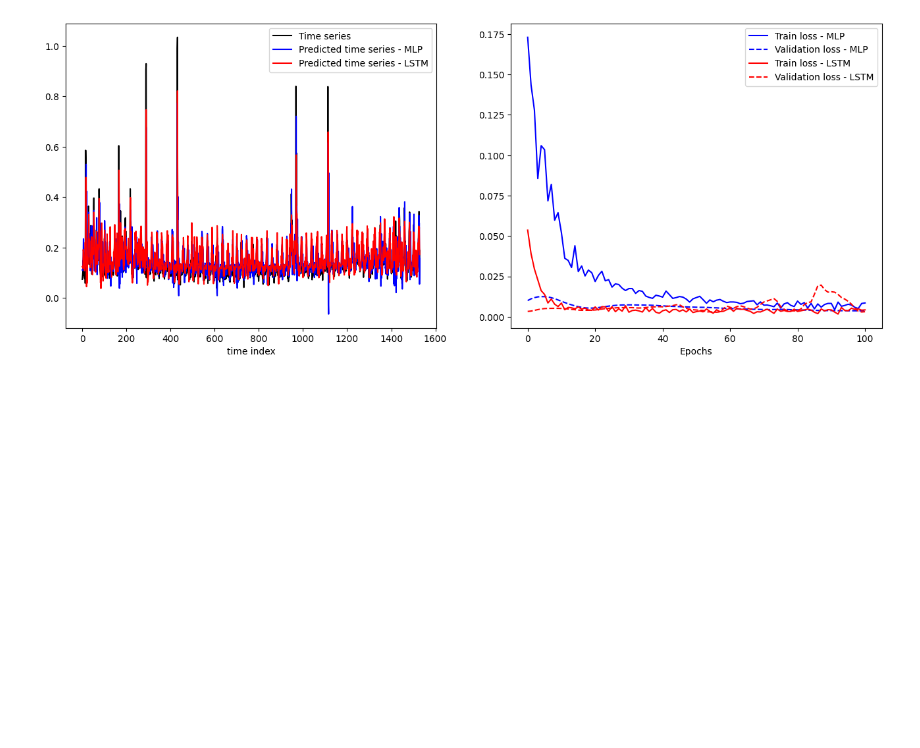
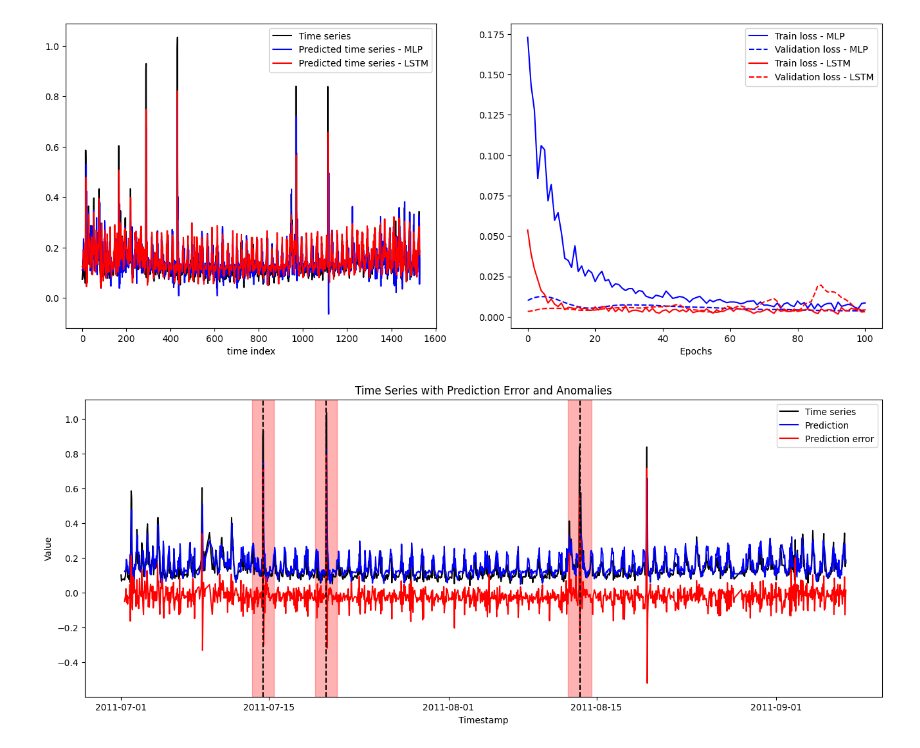
Before and after one commit to AlpSari/time_series_applications, a Jupyter notebook: anomaly_detection/by_forecasting.ipynb, the cells around one changed output. Saved outputs shown, nothing was run; the diff lists cells and outputs as text; code cells hidden in the pictures; blank space fills up the shorter version.

Commit message:
anomaly_detection: add matplotlib figures to render in github

```diff
--- a/anomaly_detection/by_forecasting.ipynb
+++ b/anomaly_detection/by_forecasting.ipynb
@@ -384,6 +384,30 @@ def plot_results_timeseries(fig:go.Figure, df, y_pred, pred_error, anomaly_times
 
     fig.update_layout(title='Time Series with Prediction Error and Anomalies', xaxis_title='Timestamp', yaxis_title='Value')
     return fig
+
+def plot_results_timeseries_matplotlib(ax, df, y_pred, pred_error, anomaly_times, anomaly_windows, n_lag):
+    # Add time series
+    ax.plot(df["timestamp"], df["value"], label='Time series', color='black')
+
+    # Add reconstruction
+    ax.plot(df["timestamp"][n_lag:], np.squeeze(y_pred.numpy()), label='Prediction', color='blue')
+
+    # Add prediction error
+    ax.plot(df["timestamp"][n_lag:], pred_error, label='Prediction error', color='red')
+
+    # Add anomaly windows
+    for window in anomaly_windows:
+        ax.axvspan(window[0], window[1], color='red', alpha=0.3)
+
+    # Add anomalies
+    for anomaly_time in anomaly_times:
+        ax.axvline(anomaly_time, color='black', linestyle='dashed')
+
+    ax.legend()
+    ax.set_title('Time Series with Prediction Error and Anomalies')
+    ax.set_xlabel('Timestamp')
+    ax.set_ylabel('Value')
+    return ax
 # %%
 fig1, axs = plt.subplots(1, 2, figsize=(16, 6))
 # Plot true time series once
@@ -397,7 +421,13 @@ array([<Axes: xlabel='time index'>, <Axes: xlabel='Epochs'>], dtype=object)
 # %%
 fig = go.Figure()
 fig = plot_results_timeseries(fig, df, y_pred_lstm, pred_error_lstm, anomaly_times, anomaly_windows, n_burn_in)
 fig.show()
+
+# Some browsers may not display the plotly figures, for those cases, showing the matplotlib figures
+fig, ax = plt.subplots(figsize=(16, 6))
+plot_results_timeseries_matplotlib(ax, df, y_pred_lstm, pred_error_lstm, anomaly_times, anomaly_windows, n_burn_in);
+# %% [output]
+[figure, added]
 # %%
 fig = go.Figure()
 fig = plot_results_timeseries(fig, df, y_pred_net, pred_error_net, anomaly_times, anomaly_windows, n_burn_in)
```
Also changed, not shown: parts of 1 cell of this notebook, 1 other file.
